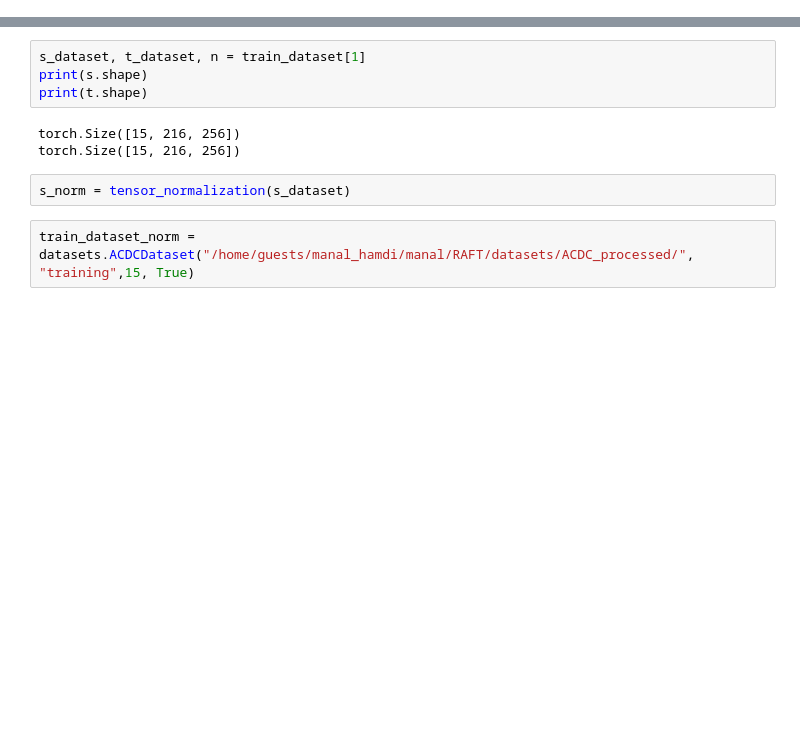
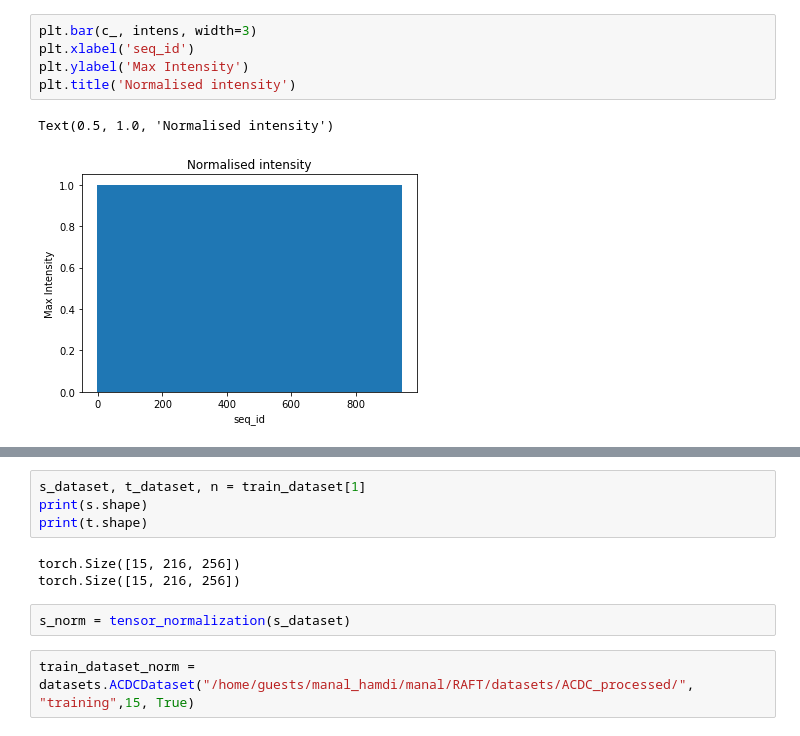
Before and after one commit to ManalHamdi/RAFT, a Jupyter notebook: core/working_notebook.ipynb, the cells around one changed output, grey strips where cells are left out. Drawn from its saved outputs; the diff is of its cells as text; blank space fills up the shorter version.

```diff
--- a/core/working_notebook.ipynb
+++ b/core/working_notebook.ipynb
@@ -17,0 +65,8 @@ train_loader = data.DataLoader(train_dataset, batch_size=1, pin_memory=False, sh
+# %%
+plt.bar(c_, intens, width=3)
+plt.xlabel('seq_id')
+plt.ylabel('Max Intensity')
+plt.title('Normalised intensity')
+# %% [output]
+Text(0.5, 1.0, 'Normalised intensity')
+[figure, added]
```
Also changed, not shown: parts of 21 cells of this notebook, 5 other files.
